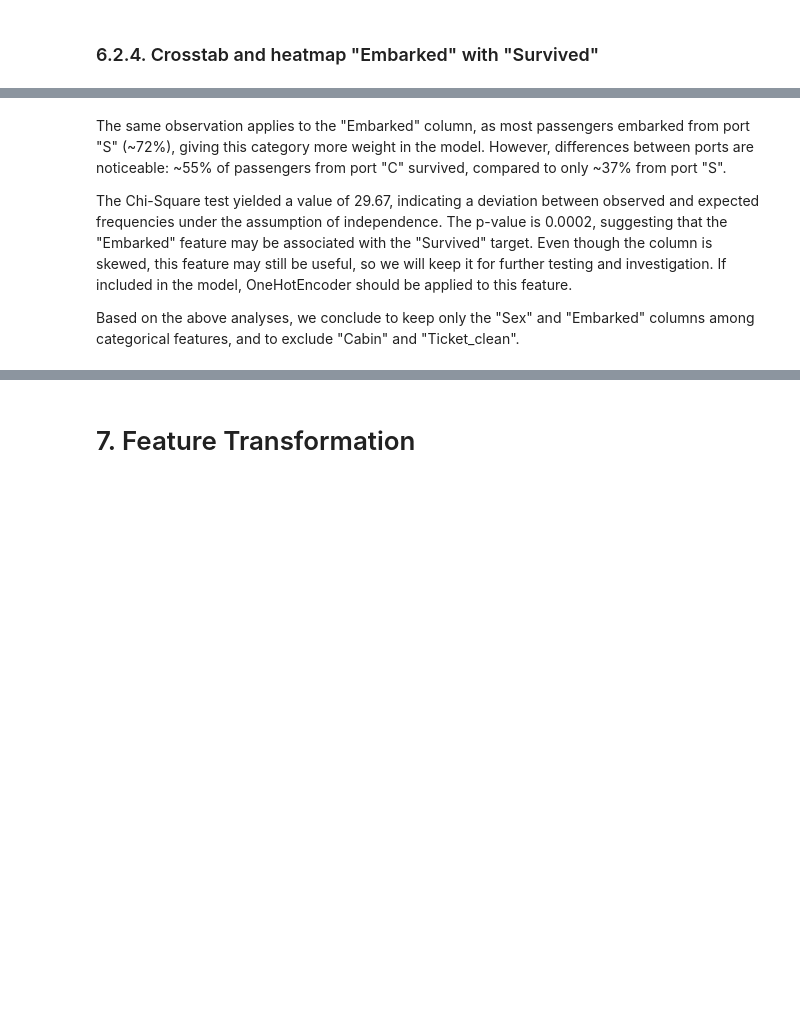
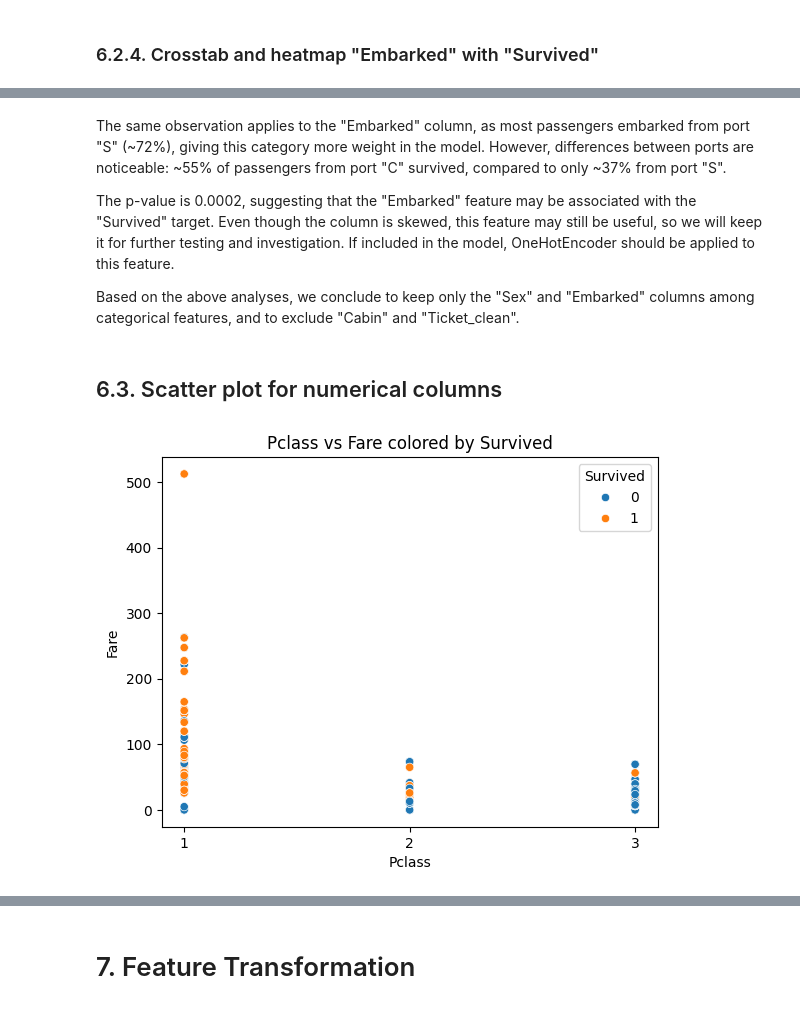
Before and after one commit to catalinm955/Titanic-ML, a Jupyter notebook: notebooks/01_EDA.ipynb, the cells around one changed output, grey strips where cells are left out. Cells and saved outputs as stored; diff of their text form; code cells hidden in the pictures; blank space fills up the shorter version.

```diff
--- a/notebooks/01_EDA.ipynb
+++ b/notebooks/01_EDA.ipynb
@@ -10,7 +10,7 @@ import pandas as pd
 
 # Get the train.csv path
 main_dir = os.path.dirname(os.getcwd())
-file_path = main_dir + '\\data\\raw\\train.csv'
+file_path = os.path.join(main_dir, 'data', 'raw', 'train.csv')
 
 # Load train.csv
 train_dataset = pd.read_csv(file_path)
@@ -591,6 +592,20 @@ Embarked vs Survived: Chi-Square = 29.67, p-value = 0.000242
 # %% [markdown]
 The same observation applies to the "Embarked" column, as most passengers embarked from port "S" (~72%), giving this category more weight in the model. However, differences between ports are noticeable: ~55% of passengers from port "C" survived, compared to only ~37% from port "S".
 
-The Chi-Square test yielded a value of 29.67, indicating a deviation between observed and expected frequencies under the assumption of independence. The p-value is 0.0002, suggesting that the "Embarked" feature may be associated with the "Survived" target. Even though the column is skewed, this feature may still be useful, so we will keep it for further testing and investigation. If included in the model, OneHotEncoder should be applied to this feature.
+The p-value is 0.0002, suggesting that the "Embarked" feature may be associated with the "Survived" target. Even though the column is skewed, this feature may still be useful, so we will keep it for further testing and investigation. If included in the model, OneHotEncoder should be applied to this feature.
 
 Based on the above analyses, we conclude to keep only the "Sex" and "Embarked" columns among categorical features, and to exclude "Cabin" and "Ticket_clean".
+# %% [markdown]
+## 6.3. Scatter plot for numerical columns
+# %%
+# Scatter plot for "Pclass" vs "Fare" colored by "Survived" target
+sns.scatterplot(
+    x = 'Pclass',
+    y = 'Fare',
+    hue = 'Survived',
+    data = train_dataset_processed
+)
+plt.title("Pclass vs Fare colored by Survived")
+_ = plt.xticks([1, 2, 3])
+# %% [output]
+[figure, added]
```
Also changed, not shown: parts of 13 cells of this notebook.
